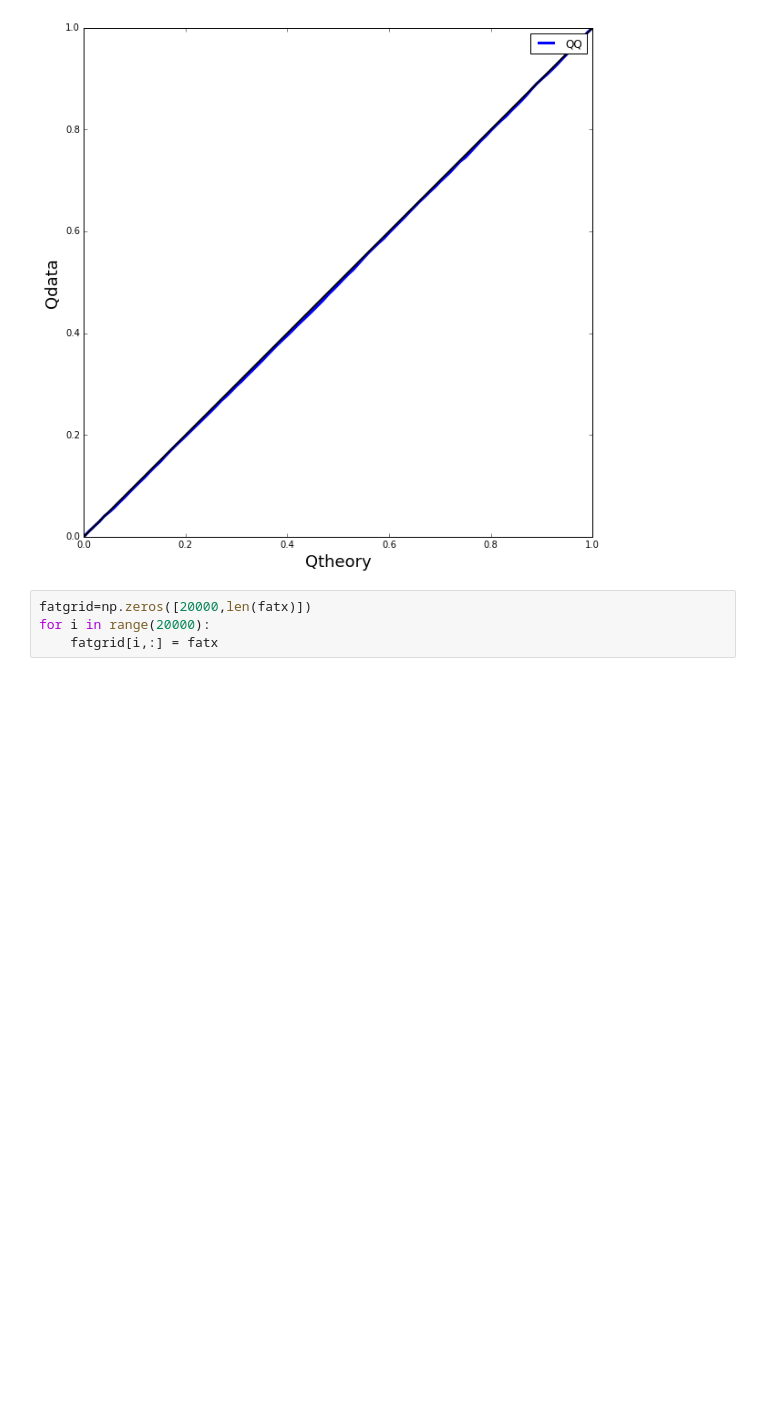
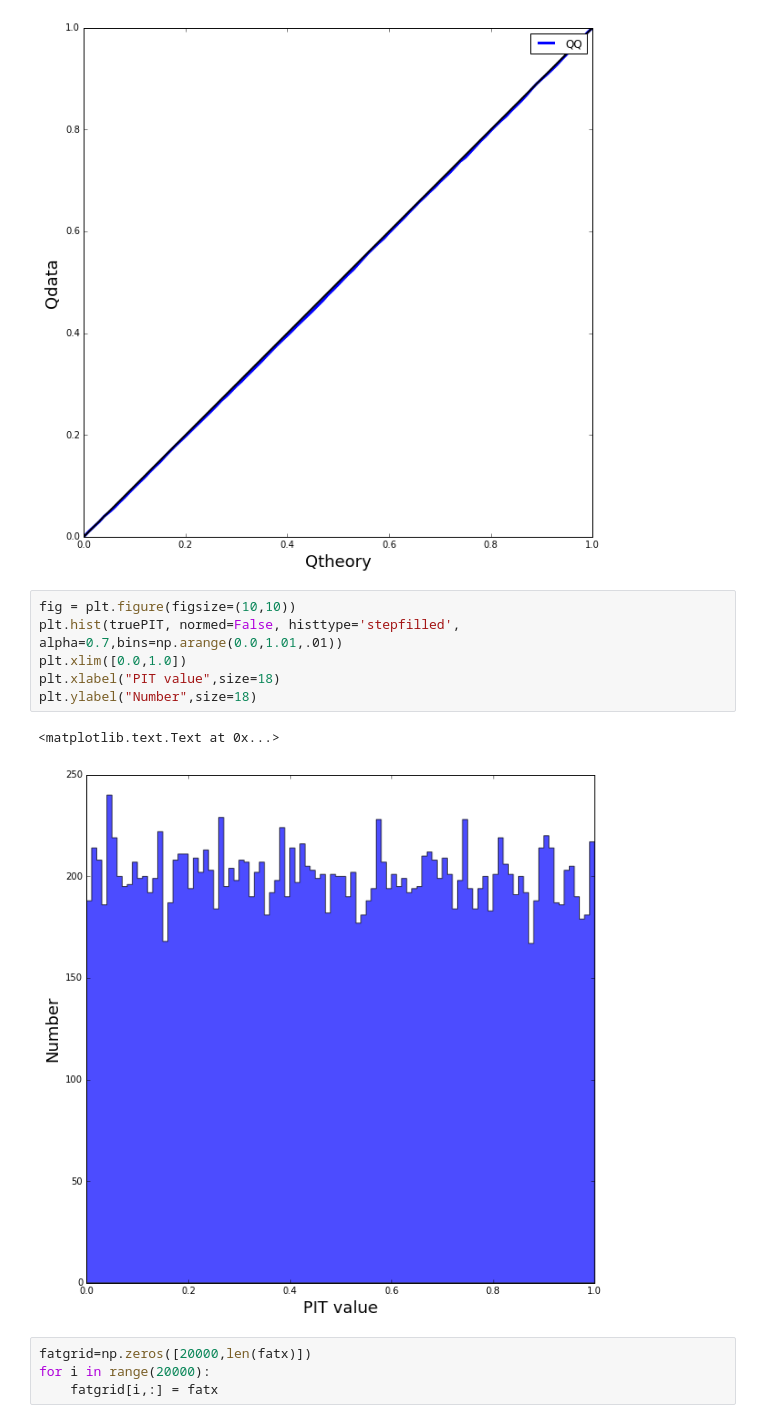
Before and after one commit to sschmidt23/PZDC1_qptests, a Jupyter notebook: QQ_bias_width_example.ipynb, the cells around one changed output. Drawn from its saved outputs; the diff is of its cells as text; blank space fills up the shorter version.

Commit message:
add PIT plots to QQ_bias example

```diff
--- a/QQ_bias_width_example.ipynb
+++ b/QQ_bias_width_example.ipynb
@@ -55,6 +55,15 @@ truePIT = testtrue.PIT()
 testtrue.QQplot(using='gridded',dx=0.001,Nquants=101)
 # %% [output]
 [figure]
+# %%
+fig = plt.figure(figsize=(10,10))
+plt.hist(truePIT, normed=False, histtype='stepfilled', alpha=0.7,bins=np.arange(0.0,1.01,.01))
+plt.xlim([0.0,1.0])
+plt.xlabel("PIT value",size=18)
+plt.ylabel("Number",size=18)
+# %% [output]
+<matplotlib.text.Text at 0x...>
+[figure, added]
 # %%
 fatgrid=np.zeros([20000,len(fatx)])
 for i in range(20000):
```
Also changed, not shown: parts of 4 cells of this notebook.
